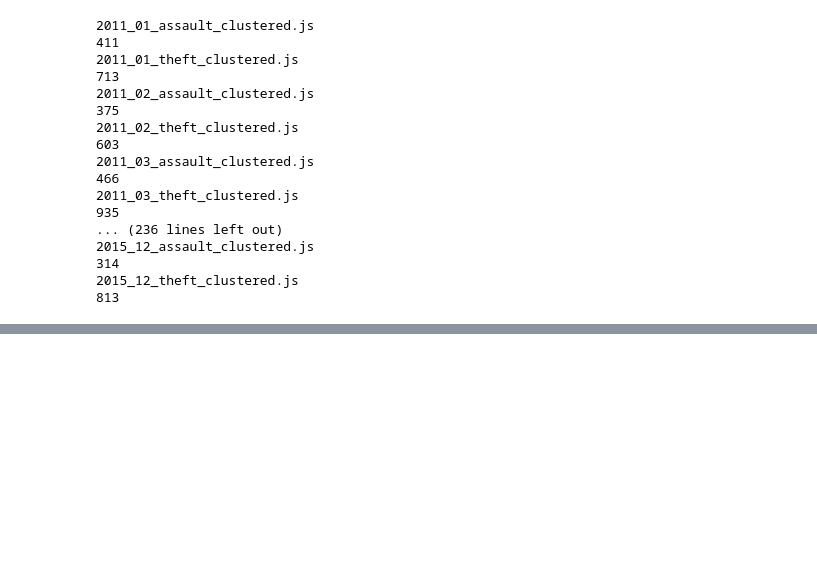
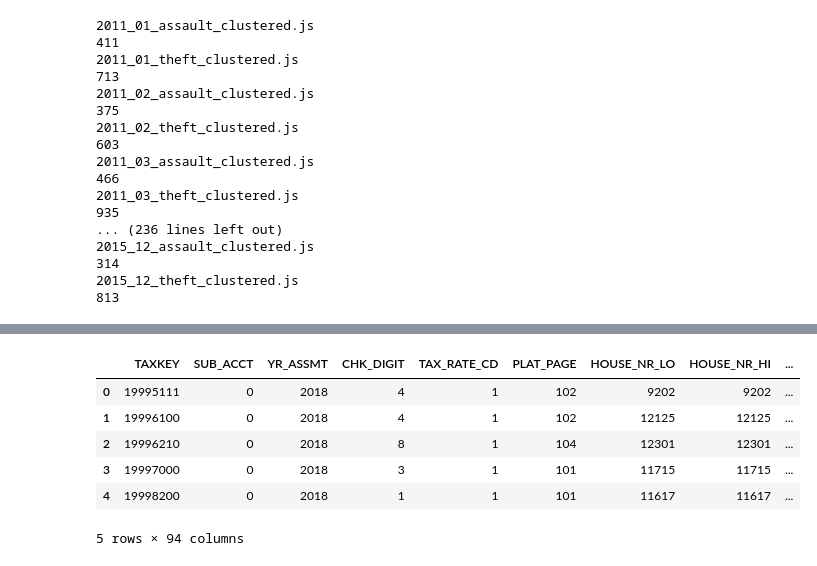
Before and after one commit to mbillig/MKECrimeModel, a Jupyter notebook: DataProcessing.ipynb, the cells around one changed output, grey strips where cells are left out. Saved outputs shown, nothing was run; the diff lists cells and outputs as text; code cells hidden in the pictures; blank space fills up the shorter version.

```diff
--- a/DataProcessing.ipynb
+++ b/DataProcessing.ipynb
@@ -93,0 +133,18 @@ pickleFile.close()
+# %%
+mprop["HOUSE_NR_SFX"] = mprop["HOUSE_NR_SFX"].fillna('')
+mprop.loc[mprop["HOUSE_NR_SFX"].str.isalnum(), "HOUSE_NR_SFX"] = "-" + mprop["HOUSE_NR_SFX"]
+
+mprop["FULL_ADDRESS"] = mprop["HOUSE_NR_LO"].map(str) + mprop["HOUSE_NR_SFX"] + " " + mprop["SDIR"] + " " + mprop["STREET"] + " " + mprop["STTYPE"]
+mprop.head()
+
+print(mprop['FULL_ADDRESS'].isnull().sum())
+mprop['FULL_ADDRESS'] = mprop['FULL_ADDRESS'].fillna('')
+print(mprop['FULL_ADDRESS'].isnull().sum())
+# %% [output]
+|  | TAXKEY | SUB_ACCT | YR_ASSMT | CHK_DIGIT | TAX_RATE_CD | PLAT_PAGE | HOUSE_NR_LO | HOUSE_NR_HI | ... |
+| 0 | 19995111 | 0 | 2018 | 4 | 1 | 102 | 9202 | 9202 | ... |
+| 1 | 19996100 | 0 | 2018 | 4 | 1 | 102 | 12125 | 12125 | ... |
+| 2 | 19996210 | 0 | 2018 | 8 | 1 | 104 | 12301 | 12301 | ... |
+| 3 | 19997000 | 0 | 2018 | 3 | 1 | 101 | 11715 | 11715 | ... |
+| 4 | 19998200 | 0 | 2018 | 1 | 1 | 101 | 11617 | 11617 | ... |
+5 rows × 94 columns
```
Also changed, not shown: parts of 8 cells of this notebook, 1 other file.
